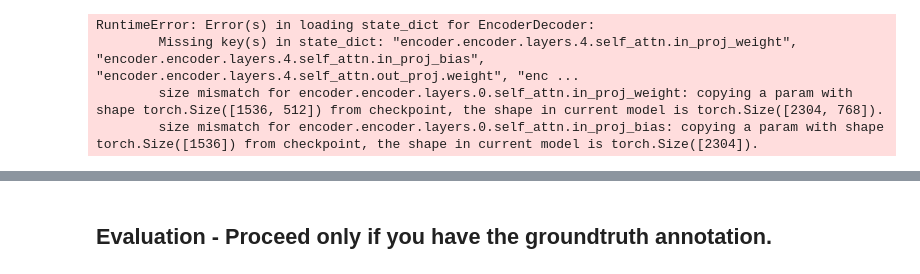
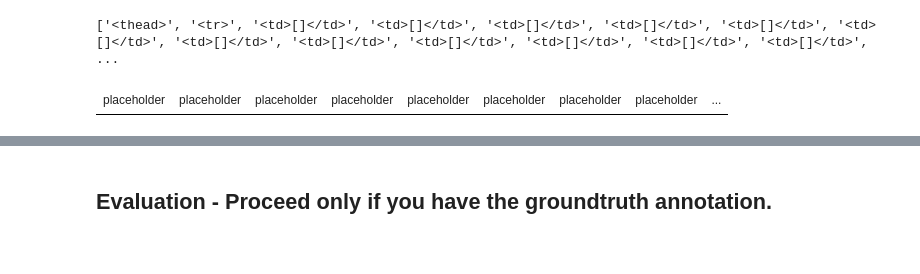
Before and after one commit to thomasgegout/unitable, a Jupyter notebook: notebooks/docugami_model_test.ipynb, the cells around one changed output, grey strips where cells are left out. Saved outputs shown, nothing was run; the diff lists cells and outputs as text; code cells hidden in the pictures.

```diff
--- a/notebooks/docugami_model_test.ipynb
+++ b/notebooks/docugami_model_test.ipynb
@@ -160,7 +155,7 @@ def rescale_bbox(
 vocab, model = load_vocab_and_model(
     vocab_path="../vocab/vocab_html.json",
     max_seq_len=784,
-    model_weights=MODEL_DIR / MODEL_FILE_NAME[0],
+    model_weights= MODEL_FILE_NAME[0],
 )
 
 # Image transformation
@@ -182,12 +177,21 @@ pred_html = pred_html.detach().cpu().numpy()[0]
 pred_html = vocab.decode(pred_html, skip_special_tokens=False)
 pred_html = html_str_to_token_list(pred_html)
 
-# print(pred_html)
+print(pred_html)
 # %% [output]
-RuntimeError: Error(s) in loading state_dict for EncoderDecoder:
-        Missing key(s) in state_dict: "encoder.encoder.layers.4.self_attn.in_proj_weight", "encoder.encoder.layers.4.self_attn.in_proj_bias", "encoder.encoder.layers.4.self_attn.out_proj.weight", "enc ...
-        size mismatch for encoder.encoder.layers.0.self_attn.in_proj_weight: copying a param with shape torch.Size([1536, 512]) from checkpoint, the shape in current model is torch.Size([2304, 768]).
-        size mismatch for encoder.encoder.layers.0.self_attn.in_proj_bias: copying a param with shape torch.Size([1536]) from checkpoint, the shape in current model is torch.Size([2304]).
+['<thead>', '<tr>', '<td>[]</td>', '<td>[]</td>', '<td>[]</td>', '<td>[]</td>', '<td>[]</td>', '<td>[]</td>', '<td>[]</td>', '<td>[]</td>', '<td>[]</td>', '<td>[]</td>', '<td>[]</td>', '<td>[]</td>',  ...
+# %%
+# Combine the table structure and cell content
+pred_code = build_table_from_html_and_cell(pred_html, None)
+pred_code = "".join(pred_code)
+pred_code = html_table_template(pred_code)
+
+# Display the HTML table
+soup = bs(pred_code)
+table_code = soup.prettify()
+display(HTML(table_code))
+# %% [output]
+| placeholder | placeholder | placeholder | placeholder | placeholder | placeholder | placeholder | placeholder | ... |
 # %%
 # Table cell bbox detection
 vocab, model = load_vocab_and_model(
```
Also changed, not shown: parts of 11 cells of this notebook, 8 other files.
